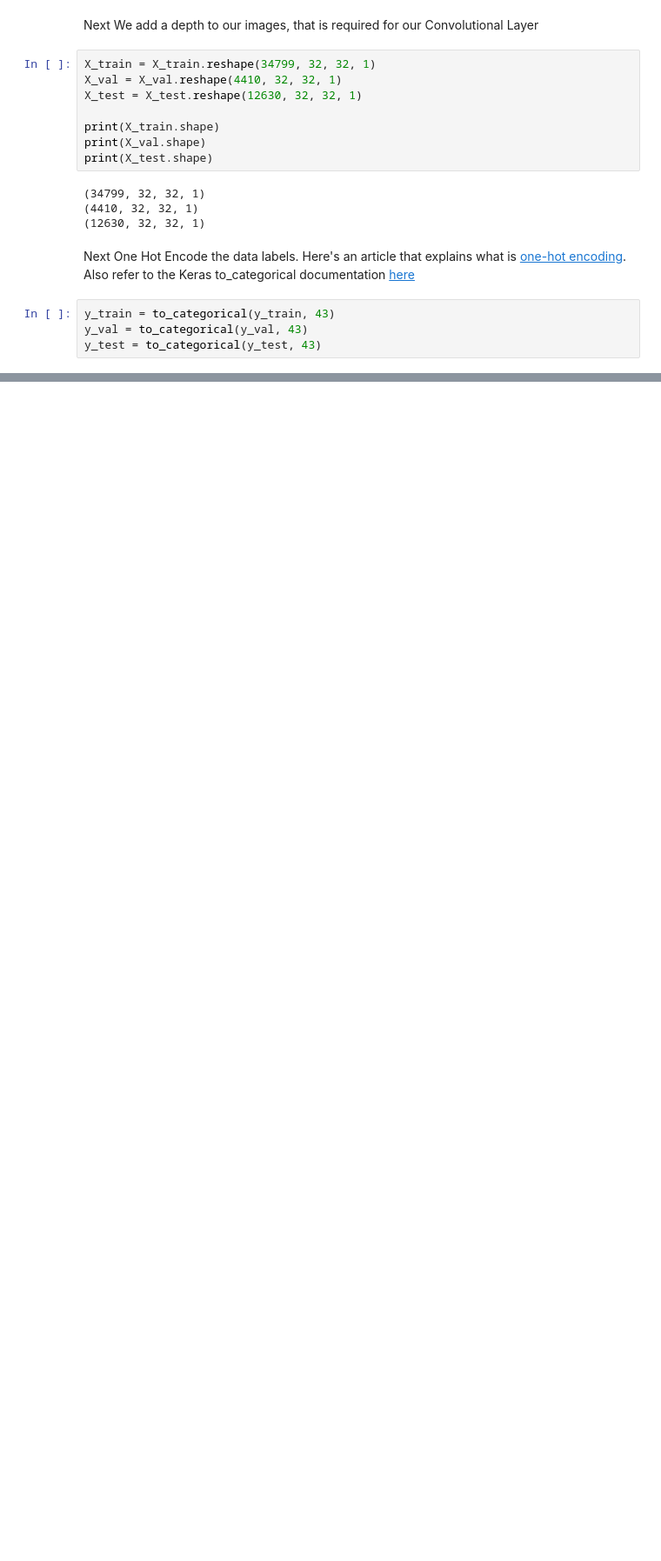
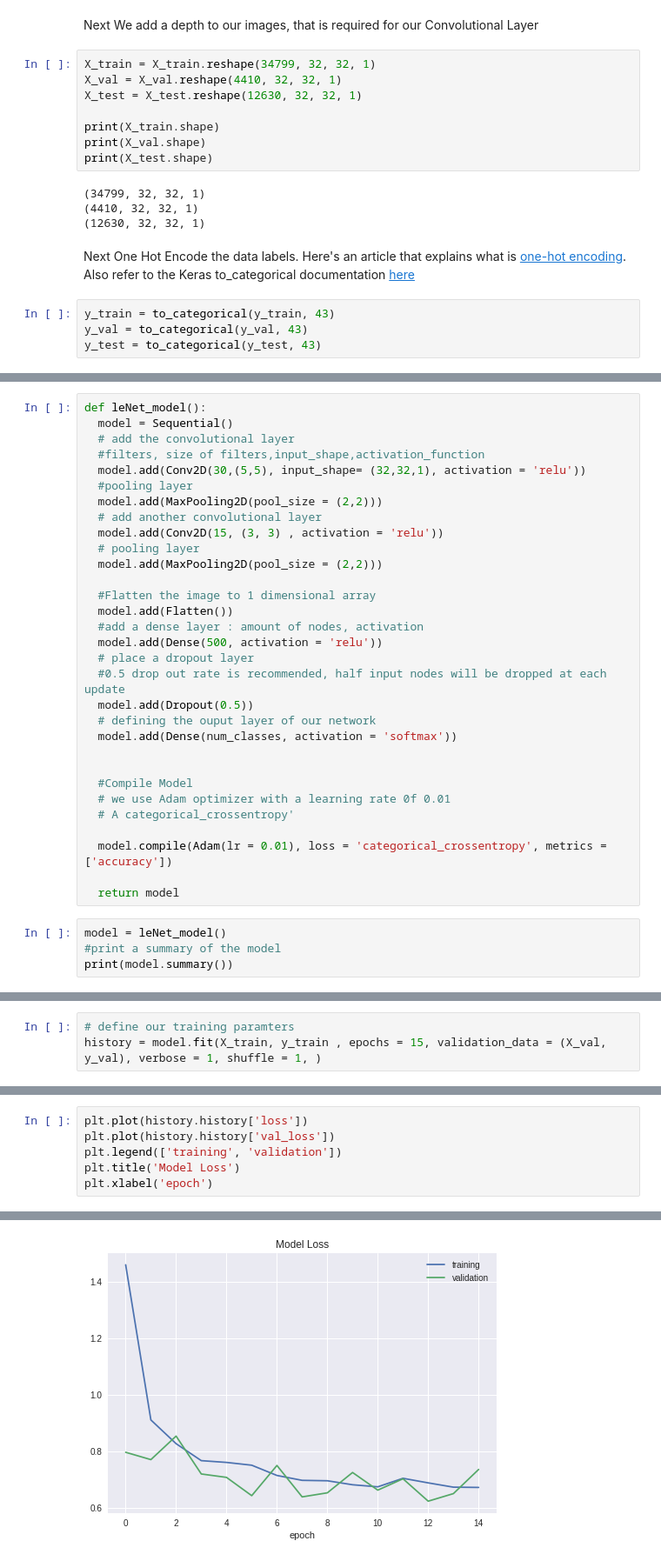
Before and after one commit to ItsCosmas/Traffic-Sign-Classification, a Jupyter notebook: Traffic_Sign_Classification.ipynb, the cells around one changed output, grey strips where cells are left out. Shown at 87% size. Drawn from its saved outputs; the diff is of its cells as text; blank space fills up the shorter version.

Commit message:
Trained Model

```diff
--- a/Traffic_Sign_Classification.ipynb
+++ b/Traffic_Sign_Classification.ipynb
@@ -193,0 +192,35 @@ y_test = to_categorical(y_test, 43)
+# %%
+def leNet_model():
+  model = Sequential()
+  # add the convolutional layer
+  #filters, size of filters,input_shape,activation_function
+  model.add(Conv2D(30,(5,5), input_shape= (32,32,1), activation = 'relu'))
+  #pooling layer
+  model.add(MaxPooling2D(pool_size = (2,2)))
+  # add another convolutional layer
+  model.add(Conv2D(15, (3, 3) , activation = 'relu'))
+  # pooling layer
+  model.add(MaxPooling2D(pool_size = (2,2)))
+
+  #Flatten the image to 1 dimensional array
+  model.add(Flatten())
+  #add a dense layer : amount of nodes, activation
+  model.add(Dense(500, activation = 'relu'))
+  # place a dropout layer
+  #0.5 drop out rate is recommended, half input nodes will be dropped at each update
+  model.add(Dropout(0.5))
+  # defining the ouput layer of our network
+  model.add(Dense(num_classes, activation = 'softmax'))
+
+
+  #Compile Model
+  # we use Adam optimizer with a learning rate 0f 0.01
+  # A categorical_crossentropy'
+
+  model.compile(Adam(lr = 0.01), loss = 'categorical_crossentropy', metrics = ['accuracy'])
+
+  return model
+# %%
+model = leNet_model()
+#print a summary of the model
+print(model.summary())
@@ -193,0 +247,3 @@ y_test = to_categorical(y_test, 43)
+# %%
+# define our training paramters
+history = model.fit(X_train, y_train , epochs = 15, validation_data = (X_val, y_val), verbose = 1, shuffle = 1, )
@@ -193,0 +270,7 @@ y_test = to_categorical(y_test, 43)
+# %%
+plt.plot(history.history['loss'])
+plt.plot(history.history['val_loss'])
+plt.legend(['training', 'validation'])
+plt.title('Model Loss')
+plt.xlabel('epoch')
+# %% [output]
@@ -193,0 +278 @@ y_test = to_categorical(y_test, 43)
+[figure, added]
```
Also changed, not shown: parts of 12 cells of this notebook.
